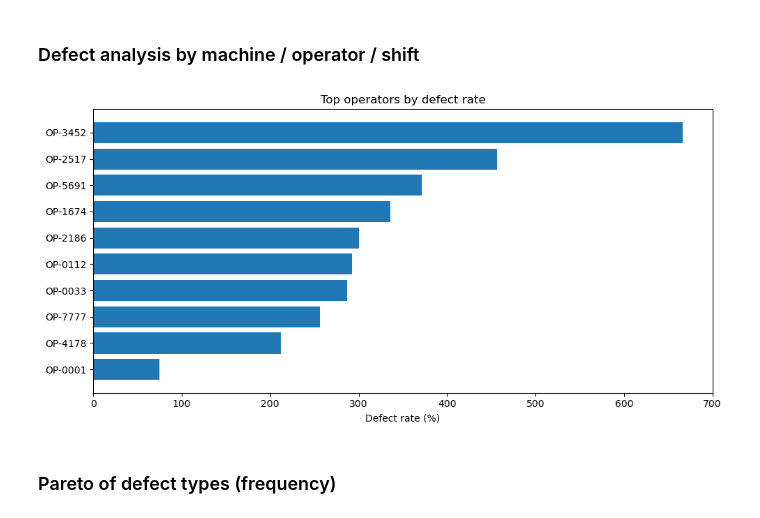
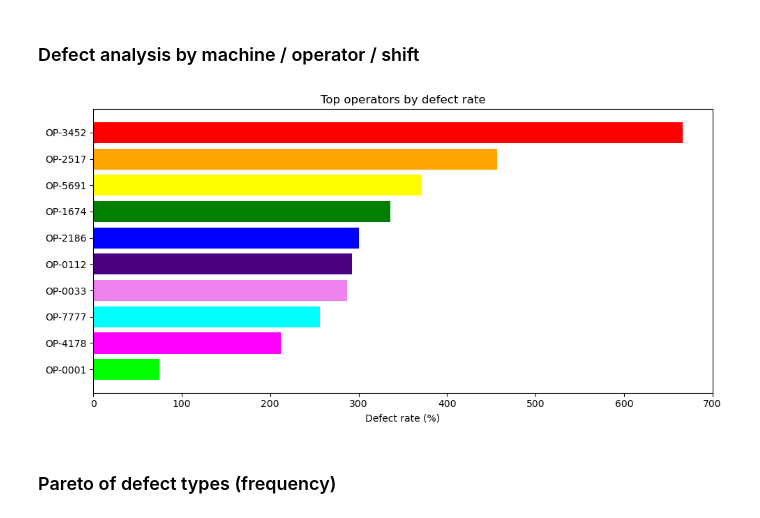
Before and after one commit to bbhatta10/Smart-Quality-Analysis, a Jupyter notebook: ManuQuality.ipynb, the cells around one changed output. Saved outputs shown, nothing was run; the diff lists cells and outputs as text; code cells hidden in the pictures.

```diff
--- a/ManuQuality.ipynb
+++ b/ManuQuality.ipynb
@@ -283,21 +295,21 @@ else:
 # %%
 # Example: defects by operator
 if 'operator_id' in df.columns:
     by_op = df.groupby('operator_id').agg(total = ('batch_id','count'),defects = ('defect_count','sum') if 'defect_count' in df.columns else ('defect_type','count'))
     by_op['defect_rate_pct'] = 100 * by_op['defects'] / by_op['total']
     by_op = by_op.sort_values('defect_rate_pct', ascending=False).head(20)
 
     plt.figure(figsize=(10,5))
-    plt.barh(by_op.index.astype(str), by_op['defect_rate_pct'])
+    plt.barh(by_op.index.astype(str), by_op['defect_rate_pct'], color=['Red', 'Orange', 'Yellow', 'Green', 'Blue', 'Indigo', 'Violet', 'Cyan', 'Magenta', 'Lime', 'Pink', 'Teal', 'Lavender', 'Brown', 'Beige', 'Maroon', 'Olive', 'Coral', 'Navy', 'Grey'  ])
     plt.gca().invert_yaxis()
     plt.xlabel('Defect rate (%)')
     plt.title('Top operators by defect rate')
     plt.tight_layout()
     plt.show()
 else:
     print("No operator_id column.")
 # %% [output]
-[figure, old version]
+[figure, new version]
 # %% [markdown]
 ### Pareto of defect types (frequency)
 # %%
```
Also changed, not shown: parts of 6 cells of this notebook, 5 other files.
